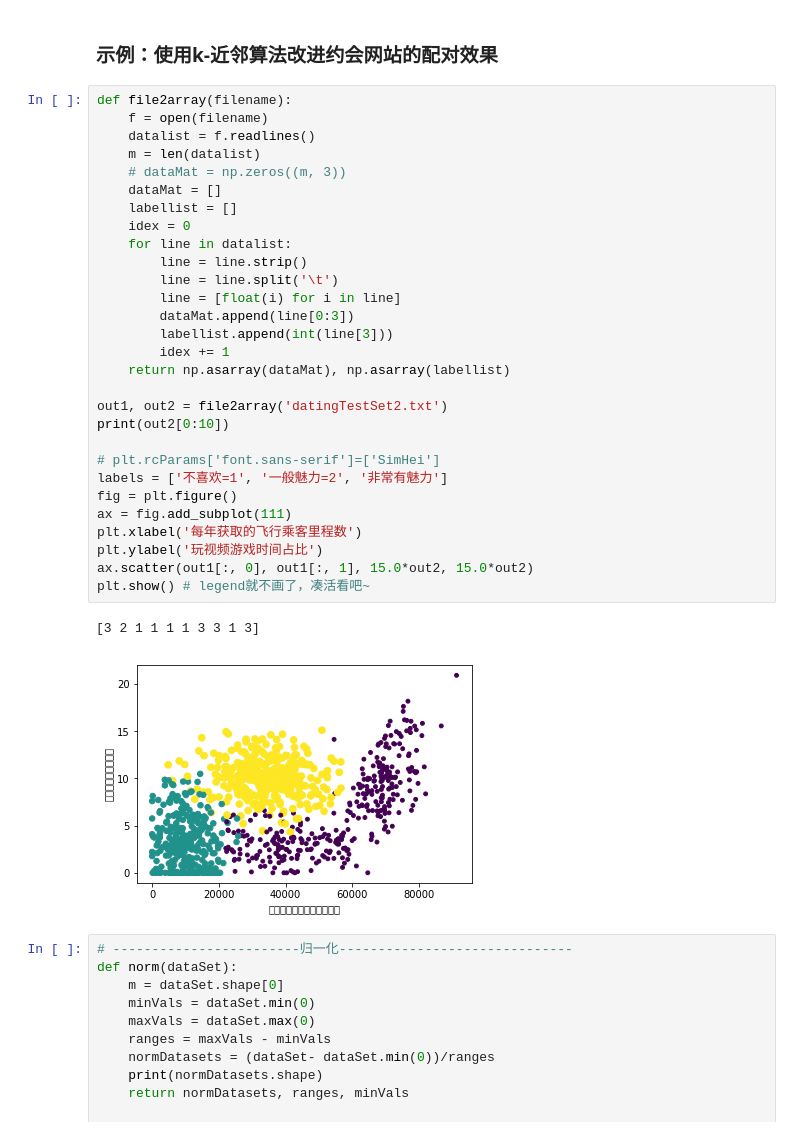
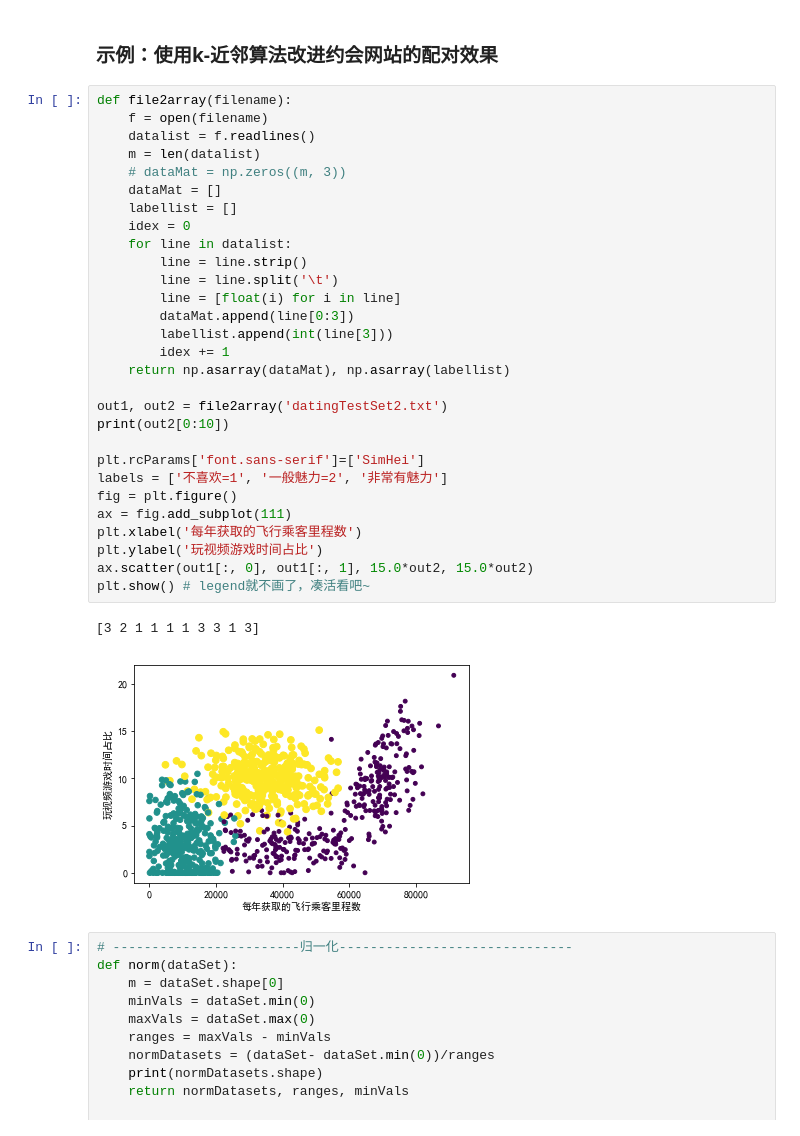
Before and after one commit to ZZH0908/Learning-notes, a Jupyter notebook: 机器学习实战/K近邻分类算法/kNN.ipynb, the cells around one changed output. Drawn from its saved outputs; the diff is of its cells as text.

```diff
--- a/机器学习实战/K近邻分类算法/kNN.ipynb
+++ b/机器学习实战/K近邻分类算法/kNN.ipynb
@@ -60,35 +60,35 @@ A
 # %%
 def file2array(filename):
     f = open(filename)
     datalist = f.readlines()
     m = len(datalist)
     # dataMat = np.zeros((m, 3))
     dataMat = []
     labellist = []
     idex = 0
     for line in datalist:
         line = line.strip()
         line = line.split('\t')
         line = [float(i) for i in line]
         dataMat.append(line[0:3])
         labellist.append(int(line[3]))
         idex += 1
     return np.asarray(dataMat), np.asarray(labellist)
 
 out1, out2 = file2array('datingTestSet2.txt')
 print(out2[0:10])
 
-# plt.rcParams['font.sans-serif']=['SimHei']
+plt.rcParams['font.sans-serif']=['SimHei']
 labels = ['不喜欢=1', '一般魅力=2', '非常有魅力']
 fig = plt.figure()
 ax = fig.add_subplot(111)
 plt.xlabel('每年获取的飞行乘客里程数')
 plt.ylabel('玩视频游戏时间占比')
 ax.scatter(out1[:, 0], out1[:, 1], 15.0*out2, 15.0*out2)
 plt.show() # legend就不画了，凑活看吧~
 # %% [output]
 [3 2 1 1 1 1 3 3 1 3]
-[figure, old version]
+[figure, new version]
 # %%
 # ------------------------归一化------------------------------
 def norm(dataSet):
```
Also changed, not shown: parts of 2 cells of this notebook, 1 other file.
